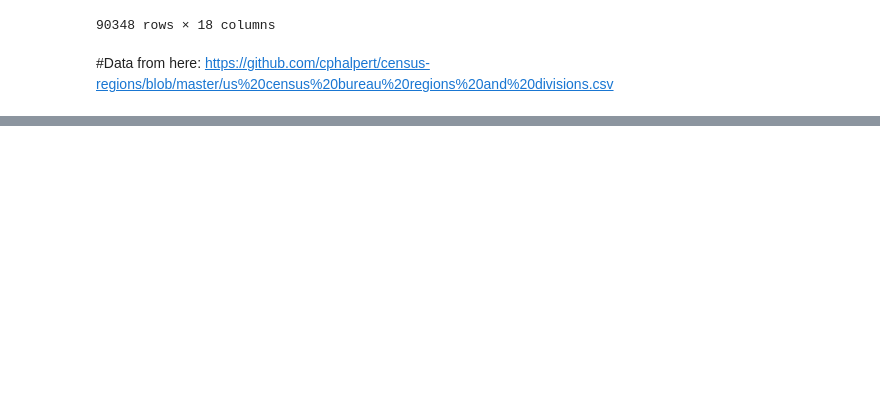
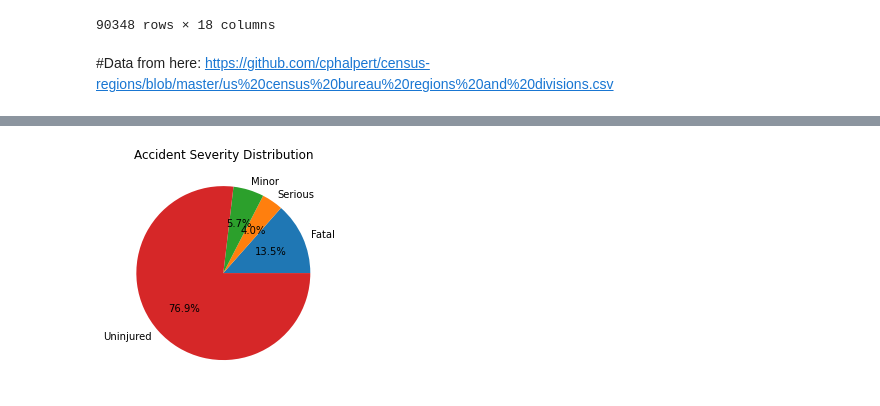
Before and after one commit to m-romanski/Determining-Safest-Aircraft, a Jupyter notebook: student.ipynb, the cells around one changed output, grey strips where cells are left out. Saved outputs shown, nothing was run; the diff lists cells and outputs as text; code cells hidden in the pictures; blank space fills up the shorter version.

```diff
--- a/student.ipynb
+++ b/student.ipynb
@@ -88,0 +182,4 @@ aviation_df.fillna('Unknown', inplace=True)
+# %%
+# Calculate the total number of injuries for each make
+injuries_count = aviation_df.groupby(["Make"])[["Total fatal injuries", "Total serious injuries", "Total minor injuries", 'Total uninjured']].sum().reset_index()
+injuries_count
@@ -88,0 +204,9 @@ aviation_df.fillna('Unknown', inplace=True)
+# %%
+# Calculate the percentage of accidents resulting in injuries for each make
+injury_percentage = pd.merge(injuries_count, accidents_count, on=["Make"])
+total_people = injuries_count['Total fatal injuries'] + injuries_count['Total serious injuries'] + injuries_count['Total minor injuries'] + injuries_count['Total uninjured']
+injury_percentage["Fatal percentage"] = (injury_percentage["Total fatal injuries"] / total_people) * 100
+injury_percentage["Serious percentage"] = (injury_percentage["Total serious injuries"] / total_people) * 100
+injury_percentage["Minor percentage"] = (injury_percentage["Total minor injuries"] / total_people) * 100
+injury_percentage["Uninjured percentage"] = (injury_percentage["Total uninjured"] / total_people) * 100
+injury_percentage
@@ -88,0 +231,2 @@ aviation_df.fillna('Unknown', inplace=True)
+# %%
+injury_percentage["overall_injury_percentage"] = (injury_percentage["Total fatal injuries"] + injury_percentage["Total serious injuries"] + injury_percentage["Total minor injuries"]) / total_people * 100
@@ -88,0 +253,7 @@ aviation_df.fillna('Unknown', inplace=True)
+# %%
+# Filter the injury_percentage DataFrame to include only aircrafts with a significant number of accidents
+significant_accidents = injury_percentage[injury_percentage["total_accidents"] >= 100]
+
+# Sort the significant_accidents DataFrame by the lowest overall percentage
+safest_overall_aircrafts = significant_accidents.sort_values("overall_injury_percentage")
+safest_overall_aircrafts
@@ -88,0 +300,8 @@ aviation_df.fillna('Unknown', inplace=True)
+# %%
+labels = ['Fatal', 'Serious', 'Minor', 'Uninjured']
+sizes = [safest_overall_aircrafts['Fatal percentage'].mean(), safest_overall_aircrafts['Serious percentage'].mean(), safest_overall_aircrafts['Minor percentage'].mean(), safest_overall_aircrafts['Uninjured percentage'].mean()]
+plt.pie(sizes, labels=labels, autopct='%1.1f%%')
+plt.title('Accident Severity Distribution')
+plt.show()
+# %% [output]
+[figure, added]
```
Also changed, not shown: parts of 39 cells of this notebook.
